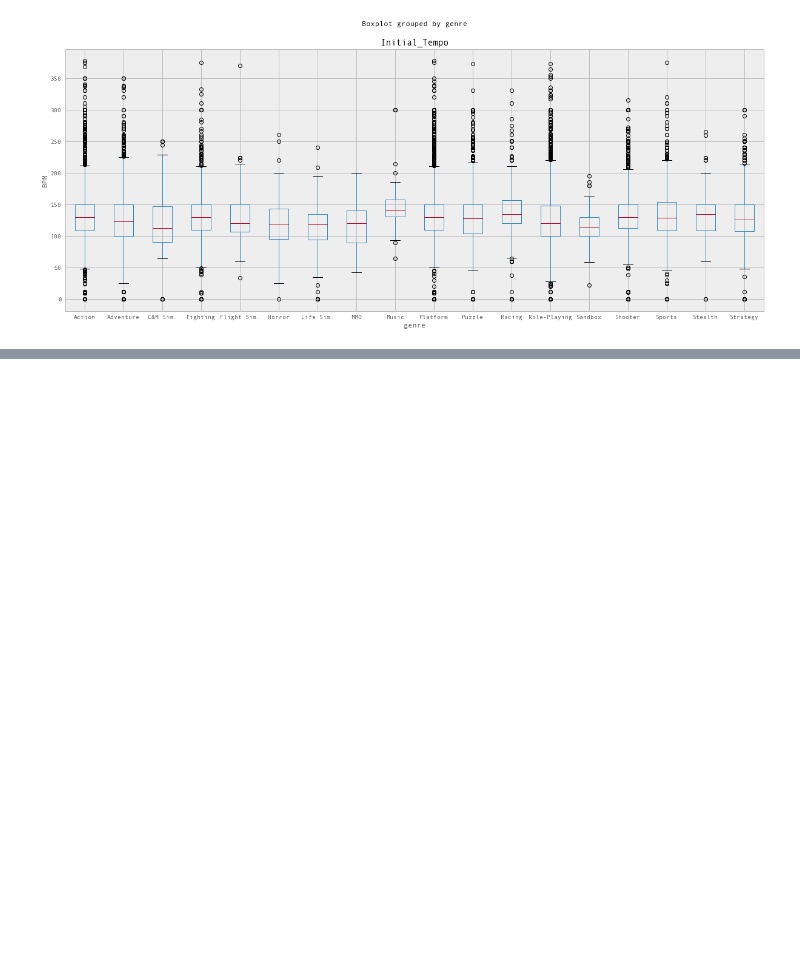
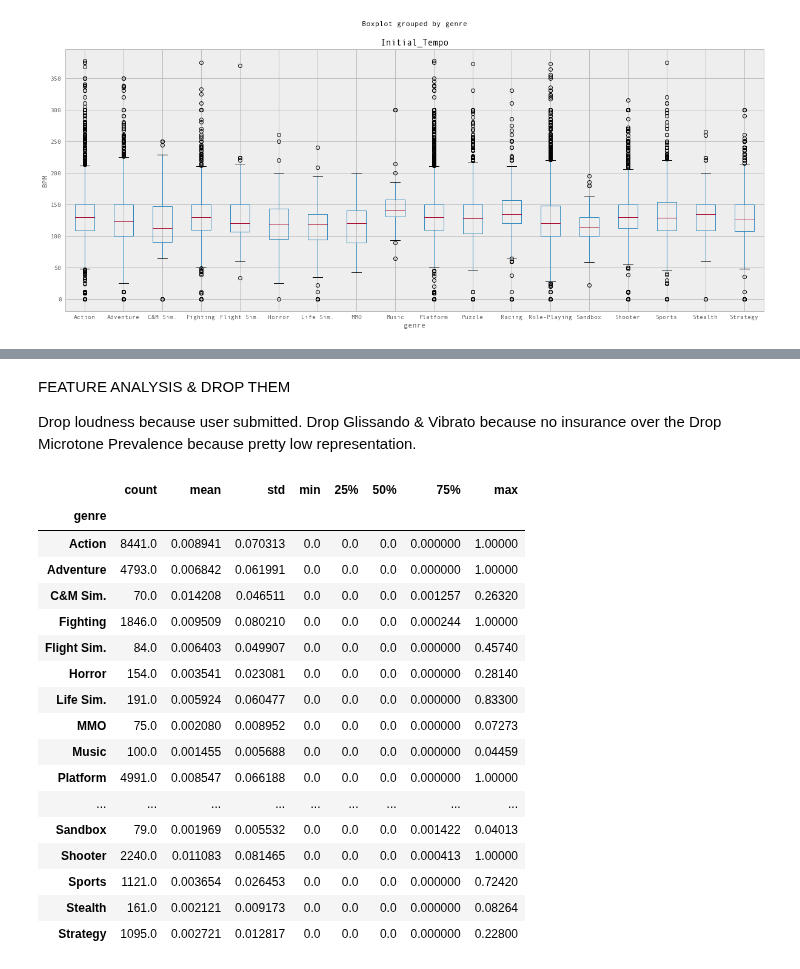
Before and after one commit to cedricviaccoz/musicology, a Jupyter notebook: dataset/JSymbolic Feat. Analysis & Discussion.ipynb, the cells around one changed output, grey strips where cells are left out. Saved outputs shown, nothing was run; the diff lists cells and outputs as text; code cells hidden in the pictures; blank space fills up the shorter version.

```diff
--- a/dataset/JSymbolic Feat. Analysis & Discussion.ipynb
+++ b/dataset/JSymbolic Feat. Analysis & Discussion.ipynb
@@ -222,15 +158,2 @@ All genres seem to have
 # %% [markdown]
 ### 3. Pitch Registers
-# %%
-#BOXPLOT TENTATIVE - WIP
-
-hi = "Importance_of_High_Register"
-mid = "Importance_of_Middle_Register"
-lo = "Importance_of_Bass_Register"
-
-
-fig, ax = plt.subplots(figsize=(20,8))
-pd.options.display.mpl_style = 'default'
-plt.suptitle('')
-df_pred.boxplot(column='genre', by=[hi, mid, lo], ax=ax)
-plt.show()
@@ -332,0 +323,27 @@ TypeError: string indices must be integers
+# %% [markdown]
+FEATURE ANALYSIS & DROP THEM
+
+Drop loudness because user submitted.
+Drop Glissando & Vibrato because no insurance over the
+Drop Microtone Prevalence because pretty low representation.
+# %%
+groupby_stats['Microtone_Prevalence']
+# %% [output]
+|  | count | mean | std | min | 25% | 50% | 75% | max |
+| genre |  |  |  |  |  |  |  |  |
+| Action | 8441.0 | 0.008941 | 0.070313 | 0.0 | 0.0 | 0.0 | 0.000000 | 1.00000 |
+| Adventure | 4793.0 | 0.006842 | 0.061991 | 0.0 | 0.0 | 0.0 | 0.000000 | 1.00000 |
+| C&M Sim. | 70.0 | 0.014208 | 0.046511 | 0.0 | 0.0 | 0.0 | 0.001257 | 0.26320 |
+| Fighting | 1846.0 | 0.009509 | 0.080210 | 0.0 | 0.0 | 0.0 | 0.000244 | 1.00000 |
+| Flight Sim. | 84.0 | 0.006403 | 0.049907 | 0.0 | 0.0 | 0.0 | 0.000000 | 0.45740 |
+| Horror | 154.0 | 0.003541 | 0.023081 | 0.0 | 0.0 | 0.0 | 0.000000 | 0.28140 |
+| Life Sim. | 191.0 | 0.005924 | 0.060477 | 0.0 | 0.0 | 0.0 | 0.000000 | 0.83300 |
+| MMO | 75.0 | 0.002080 | 0.008952 | 0.0 | 0.0 | 0.0 | 0.000000 | 0.07273 |
+| Music | 100.0 | 0.001455 | 0.005688 | 0.0 | 0.0 | 0.0 | 0.000000 | 0.04459 |
+| Platform | 4991.0 | 0.008547 | 0.066188 | 0.0 | 0.0 | 0.0 | 0.000000 | 1.00000 |
+| ... | ... | ... | ... | ... | ... | ... | ... | ... |
+| Sandbox | 79.0 | 0.001969 | 0.005532 | 0.0 | 0.0 | 0.0 | 0.001422 | 0.04013 |
+| Shooter | 2240.0 | 0.011083 | 0.081465 | 0.0 | 0.0 | 0.0 | 0.000413 | 1.00000 |
+| Sports | 1121.0 | 0.003654 | 0.026453 | 0.0 | 0.0 | 0.0 | 0.000000 | 0.72420 |
+| Stealth | 161.0 | 0.002121 | 0.009173 | 0.0 | 0.0 | 0.0 | 0.000000 | 0.08264 |
+| Strategy | 1095.0 | 0.002721 | 0.012817 | 0.0 | 0.0 | 0.0 | 0.000000 | 0.22800 |
```
Also changed, not shown: parts of 19 cells of this notebook.
